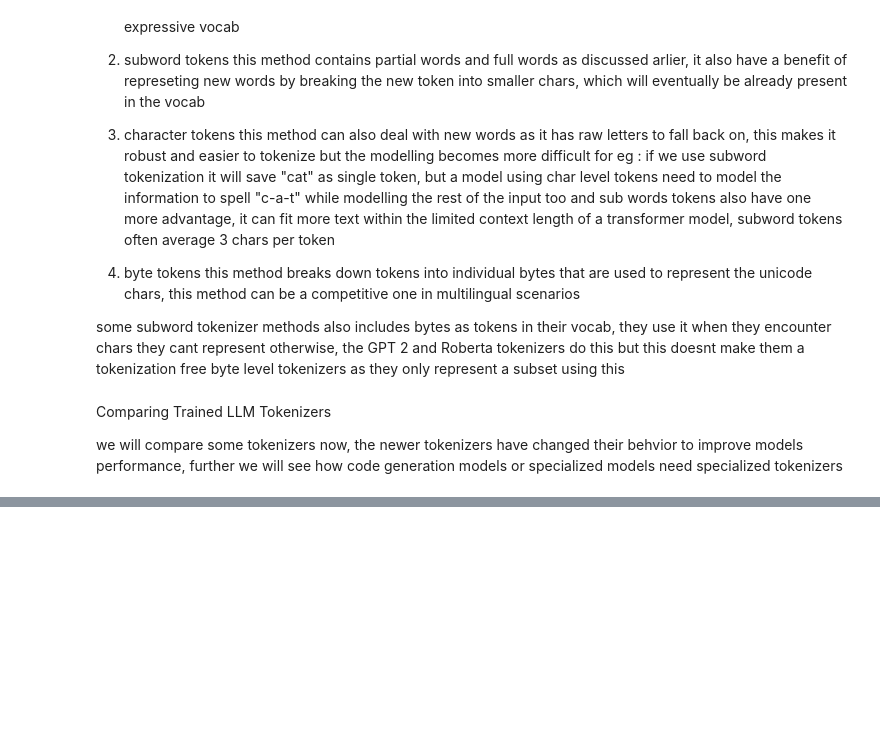
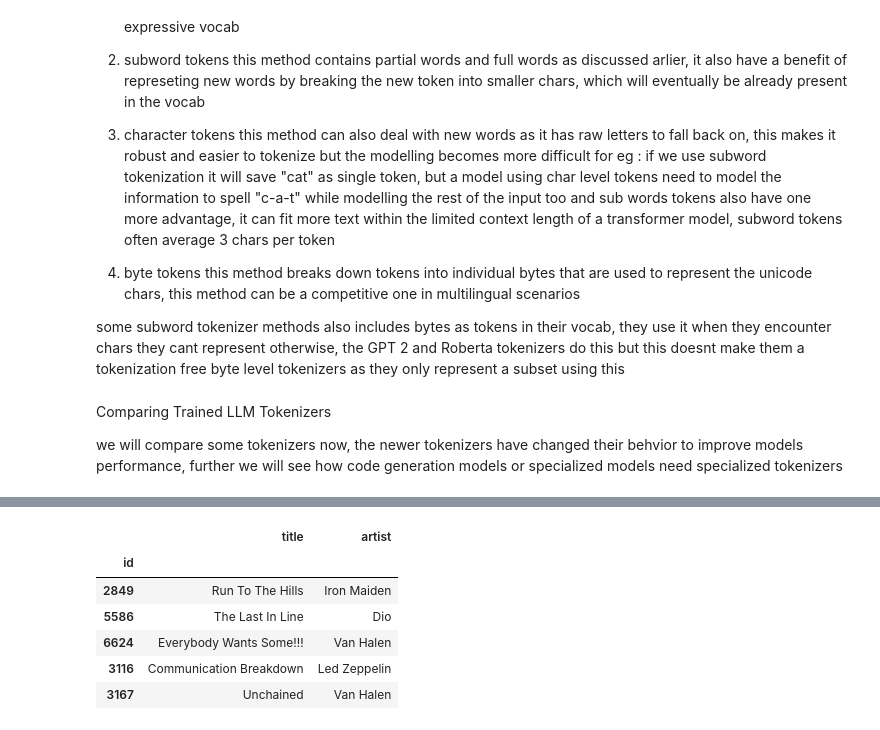
Before and after one commit to gulshan-katankar/embeddings-and-tokens, a Jupyter notebook: embeddings_tokens.ipynb, the cells around one changed output, grey strips where cells are left out. Saved outputs shown, nothing was run; the diff lists cells and outputs as text; code cells hidden in the pictures; blank space fills up the shorter version.

```diff
--- a/embeddings_tokens.ipynb
+++ b/embeddings_tokens.ipynb
@@ -162,0 +474,10 @@ show_tokens False None elif == >= else: two tabs:" " Three tabs:" "
+# %%
+print_recommendations(2172)
+# %% [output]
+|  | title | artist |
+| id |  |  |
+| 2849 | Run To The Hills | Iron Maiden |
+| 5586 | The Last In Line | Dio |
+| 6624 | Everybody Wants Some!!! | Van Halen |
+| 3116 | Communication Breakdown | Led Zeppelin |
+| 3167 | Unchained | Van Halen |
```
Also changed, not shown: parts of 33 cells of this notebook.
